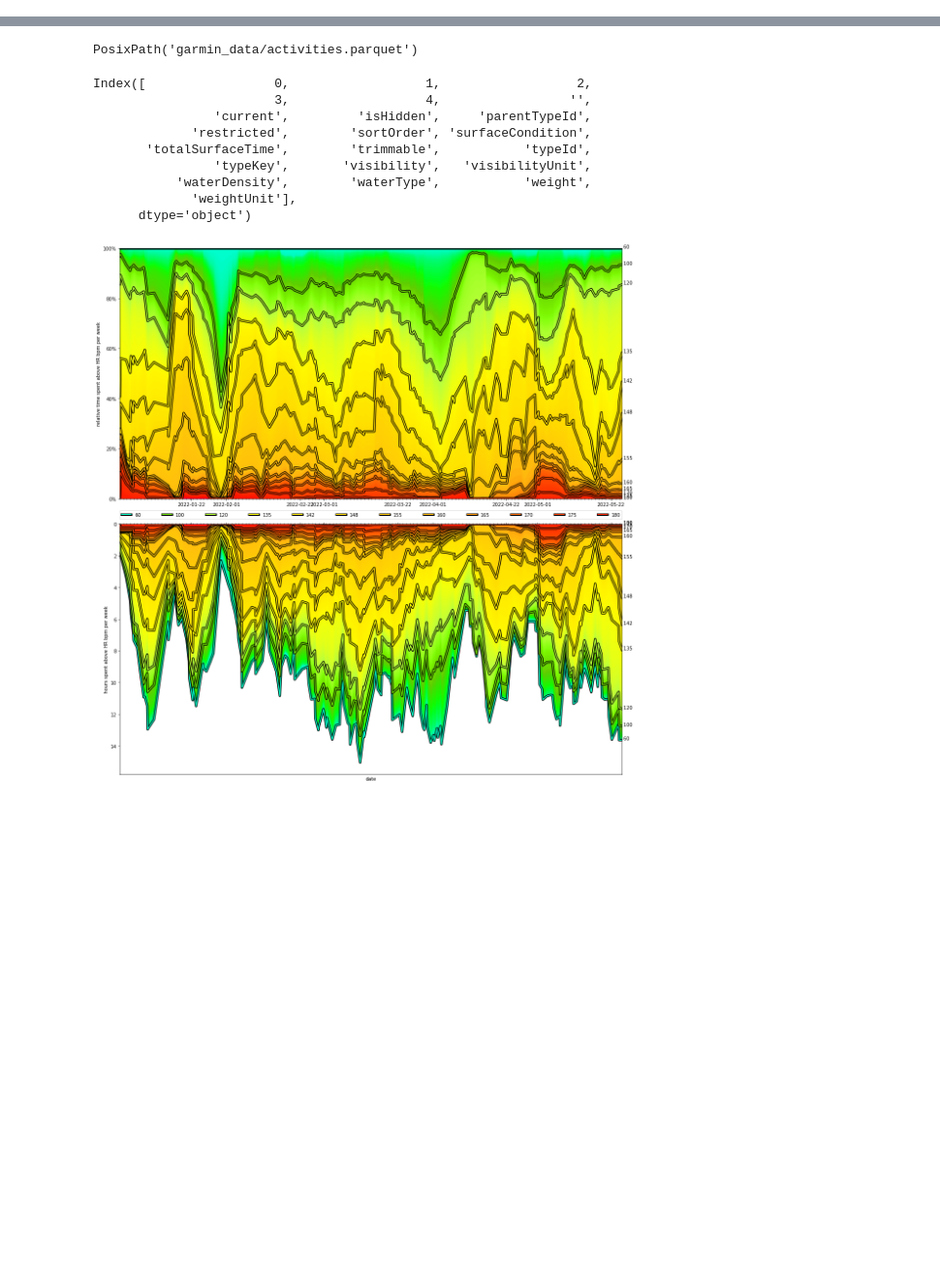
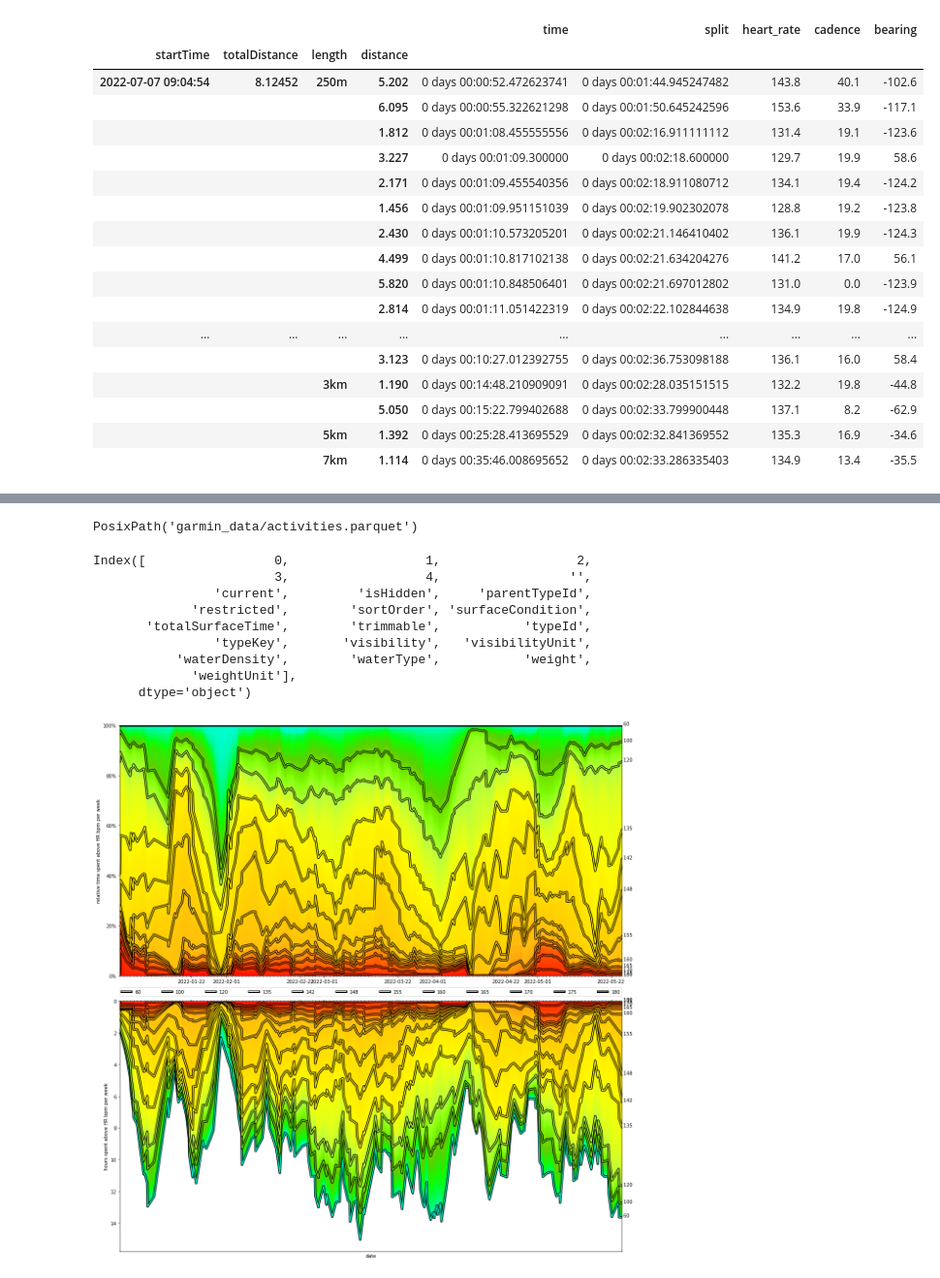
Before and after one commit to matthewghgriffiths/rowing, a Jupyter notebook: garmin.ipynb, the cells around one changed output, grey strips where cells are left out. Shown at 97% size. Cells and saved outputs as stored; diff of their text form; code cells hidden in the pictures; blank space fills up the shorter version.

```diff
--- a/garmin.ipynb
+++ b/garmin.ipynb
@@ -27,0 +41,7 @@ activities = garmin.run([
+# %%
+activity_info, best_times, location_timings = splits.process_activities(
+    all_activities.loc[additional_info.activityId],
+    cols=['heart_rate', 'cadence', 'bearing']
+)
+# %%
+activities = all_activities.loc[additional_info.activityId]
@@ -27,0 +94,35 @@ activities = garmin.run([
+# %%
+    cols=['heart_rate', 'cadence', 'bearing']
+
+    activity_id = activities.index.names[0]
+    each_activity = activities.groupby(level=0)
+    activity_info = pd.DataFrame({
+        "startTime": each_activity.time.min(),
+        "totalDistance": each_activity.distance.max(),
+    }).sort_values("startTime", ascending=False)
+    best_times = each_activity.apply(
+        lambda x: splits.find_all_best_times(
+            x.droplevel(0),
+            cols=cols
+        )
+    ).join(activity_info).reset_index().set_index(
+        [activity_id, 'startTime', 'totalDistance', 'length', 'distance']
+    ).sort_index(
+        level=['startTime', "length"],
+        key=lambda index:
+            index if isinstance(index, pd.DatetimeIndex)
+            else index.map(splits.distance_to_km)
+    )
+# %%
+times = each_activity.apply(
+        lambda x: splits.find_all_best_times(
+            x.droplevel(0),
+            cols=cols
+        )
+).join(activity_info).reset_index().sort_values(
+    ["startTime", "length", "split"],
+    key=lambda s: s.map(splits.distance_to_km)
+    if s.name == 'length' else s
+).set_index(
+    [activity_id, 'startTime', 'totalDistance', 'length', 'distance']
+)
@@ -27,0 +144,21 @@ activities = garmin.run([
+# %%
+times.loc[9156755842]
+# %% [output]
+|  |  |  |  | time | split | heart_rate | cadence | bearing |
+| startTime | totalDistance | length | distance |  |  |  |  |  |
+| 2022-07-07 09:04:54 | 8.12452 | 250m | 5.202 | 0 days 00:00:52.472623741 | 0 days 00:01:44.945247482 | 143.8 | 40.1 | -102.6 |
+|  |  |  | 6.095 | 0 days 00:00:55.322621298 | 0 days 00:01:50.645242596 | 153.6 | 33.9 | -117.1 |
+|  |  |  | 1.812 | 0 days 00:01:08.455555556 | 0 days 00:02:16.911111112 | 131.4 | 19.1 | -123.6 |
+|  |  |  | 3.227 | 0 days 00:01:09.300000 | 0 days 00:02:18.600000 | 129.7 | 19.9 | 58.6 |
+|  |  |  | 2.171 | 0 days 00:01:09.455540356 | 0 days 00:02:18.911080712 | 134.1 | 19.4 | -124.2 |
+|  |  |  | 1.456 | 0 days 00:01:09.951151039 | 0 days 00:02:19.902302078 | 128.8 | 19.2 | -123.8 |
+|  |  |  | 2.430 | 0 days 00:01:10.573205201 | 0 days 00:02:21.146410402 | 136.1 | 19.9 | -124.3 |
+|  |  |  | 4.499 | 0 days 00:01:10.817102138 | 0 days 00:02:21.634204276 | 141.2 | 17.0 | 56.1 |
+|  |  |  | 5.820 | 0 days 00:01:10.848506401 | 0 days 00:02:21.697012802 | 131.0 | 0.0 | -123.9 |
+|  |  |  | 2.814 | 0 days 00:01:11.051422319 | 0 days 00:02:22.102844638 | 134.9 | 19.8 | -124.9 |
+| ... | ... | ... | ... | ... | ... | ... | ... | ... |
+|  |  |  | 3.123 | 0 days 00:10:27.012392755 | 0 days 00:02:36.753098188 | 136.1 | 16.0 | 58.4 |
+|  |  | 3km | 1.190 | 0 days 00:14:48.210909091 | 0 days 00:02:28.035151515 | 132.2 | 19.8 | -44.8 |
+|  |  |  | 5.050 | 0 days 00:15:22.799402688 | 0 days 00:02:33.799900448 | 137.1 | 8.2 | -62.9 |
+|  |  | 5km | 1.392 | 0 days 00:25:28.413695529 | 0 days 00:02:32.841369552 | 135.3 | 16.9 | -34.6 |
+|  |  | 7km | 1.114 | 0 days 00:35:46.008695652 | 0 days 00:02:33.286335403 | 134.9 | 13.4 | -35.5 |
```
Also changed, not shown: parts of 12 cells of this notebook, 10 other files.
